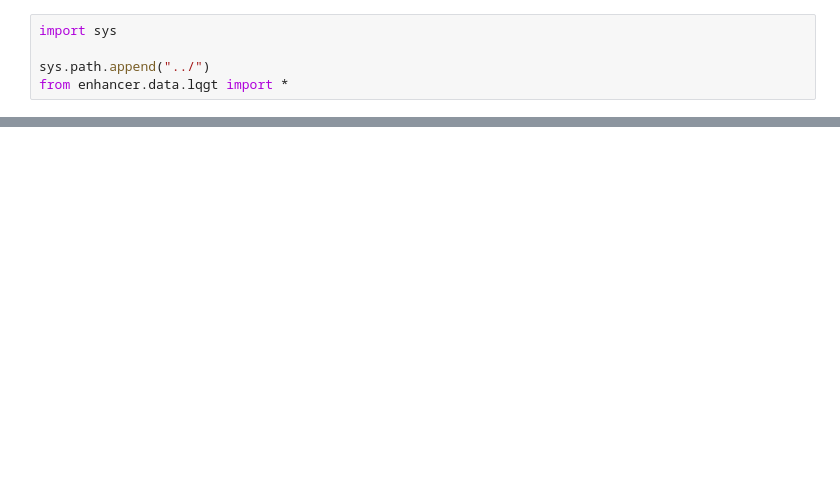
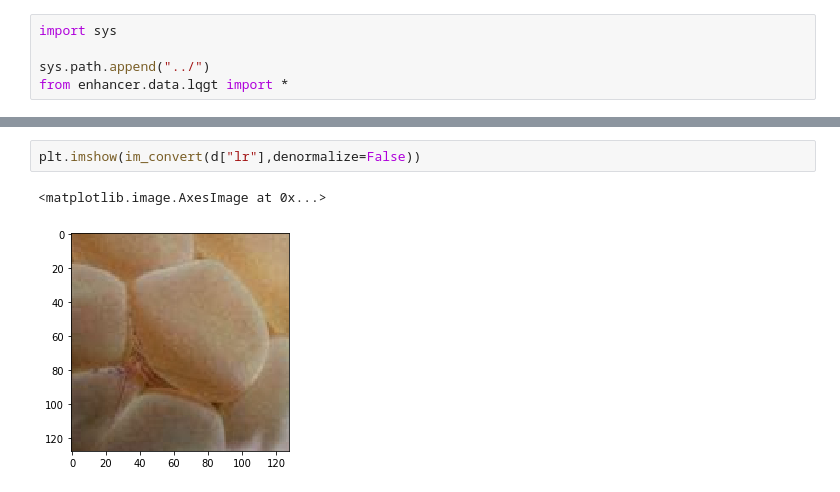
Before and after one commit to vinotharjun/pixelEnhancer, a Jupyter notebook: playground/jpeg.ipynb, the cells around one changed output, grey strips where cells are left out. Cells and saved outputs as stored; diff of their text form; blank space fills up the shorter version.

```diff
--- a/playground/jpeg.ipynb
+++ b/playground/jpeg.ipynb
@@ -51,0 +35,5 @@ os.listdir(noise_path)[0]
+# %%
+plt.imshow(im_convert(d["lr"],denormalize=False))
+# %% [output]
+<matplotlib.image.AxesImage at 0x...>
+[figure, added]
```
Also changed, not shown: parts of 20 cells of this notebook, 5 other files.
